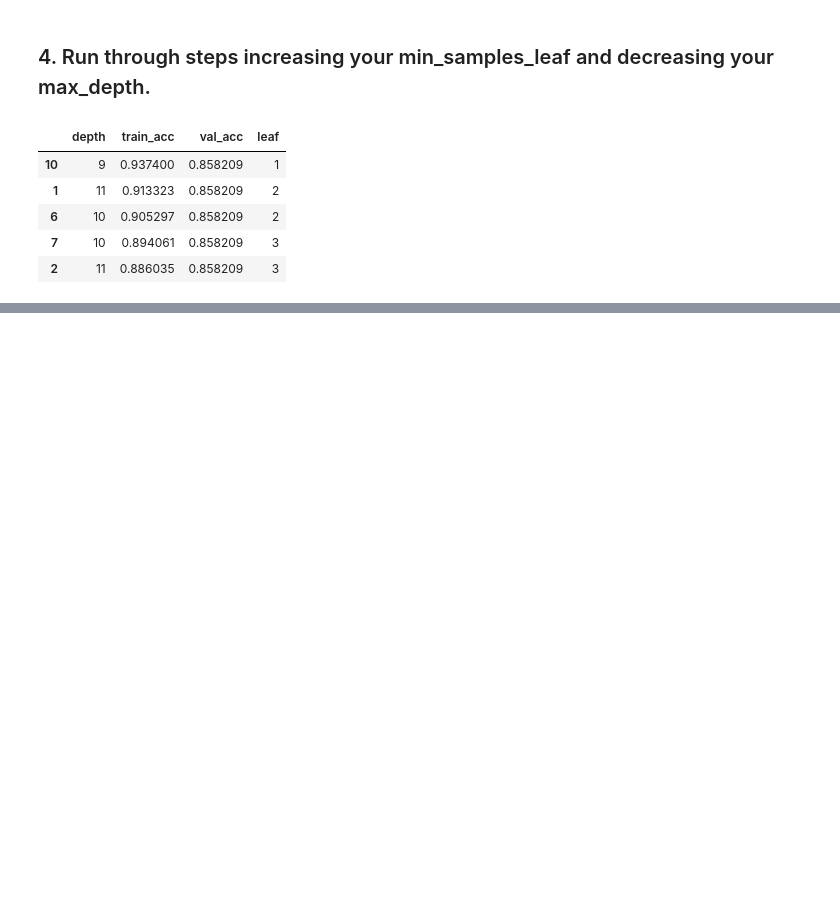
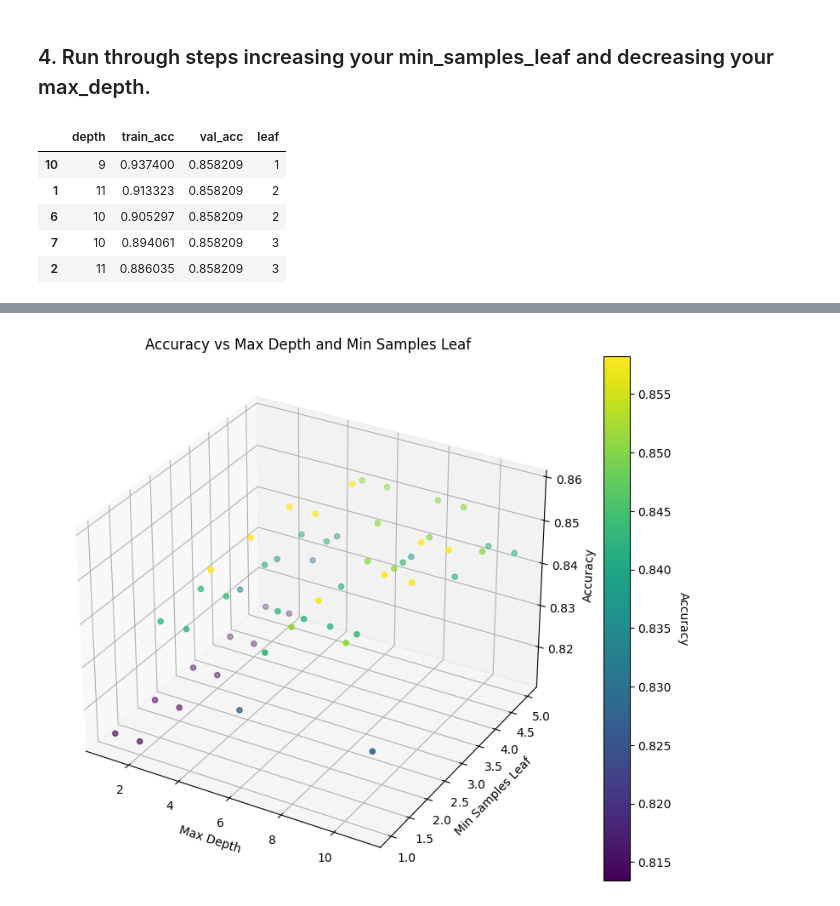
Before and after one commit to Jonathan-Garcia1/classification-exercises, a Jupyter notebook: random_forests.ipynb, the cells around one changed output, grey strips where cells are left out. Cells and saved outputs as stored; diff of their text form; code cells hidden in the pictures; blank space fills up the shorter version.

```diff
--- a/random_forests.ipynb
+++ b/random_forests.ipynb
@@ -156,0 +199,21 @@ trees.sort_values(by=['val_acc', 'train_acc', 'depth'], ascending=[False, False,
+# %%
+from mpl_toolkits.mplot3d import Axes3D
+
+# Create a 3D scatter plot
+fig = plt.figure(figsize=(10, 8))
+ax = fig.add_subplot(111, projection='3d')
+
+# Plot the data
+scatter = ax.scatter(trees.depth, trees.leaf, trees.val_acc, c=trees.val_acc, cmap='viridis')
+ax.set_xlabel('Max Depth')
+ax.set_ylabel('Min Samples Leaf')
+ax.set_zlabel('Accuracy')
+ax.set_title('Accuracy vs Max Depth and Min Samples Leaf')
+
+# Add a color bar
+cbar = plt.colorbar(scatter)
+cbar.set_label('Accuracy', rotation=270, labelpad=15)
+
+plt.show()
+# %% [output]
+[figure, added]
```
Also changed, not shown: parts of 9 cells of this notebook, 2 other files.
